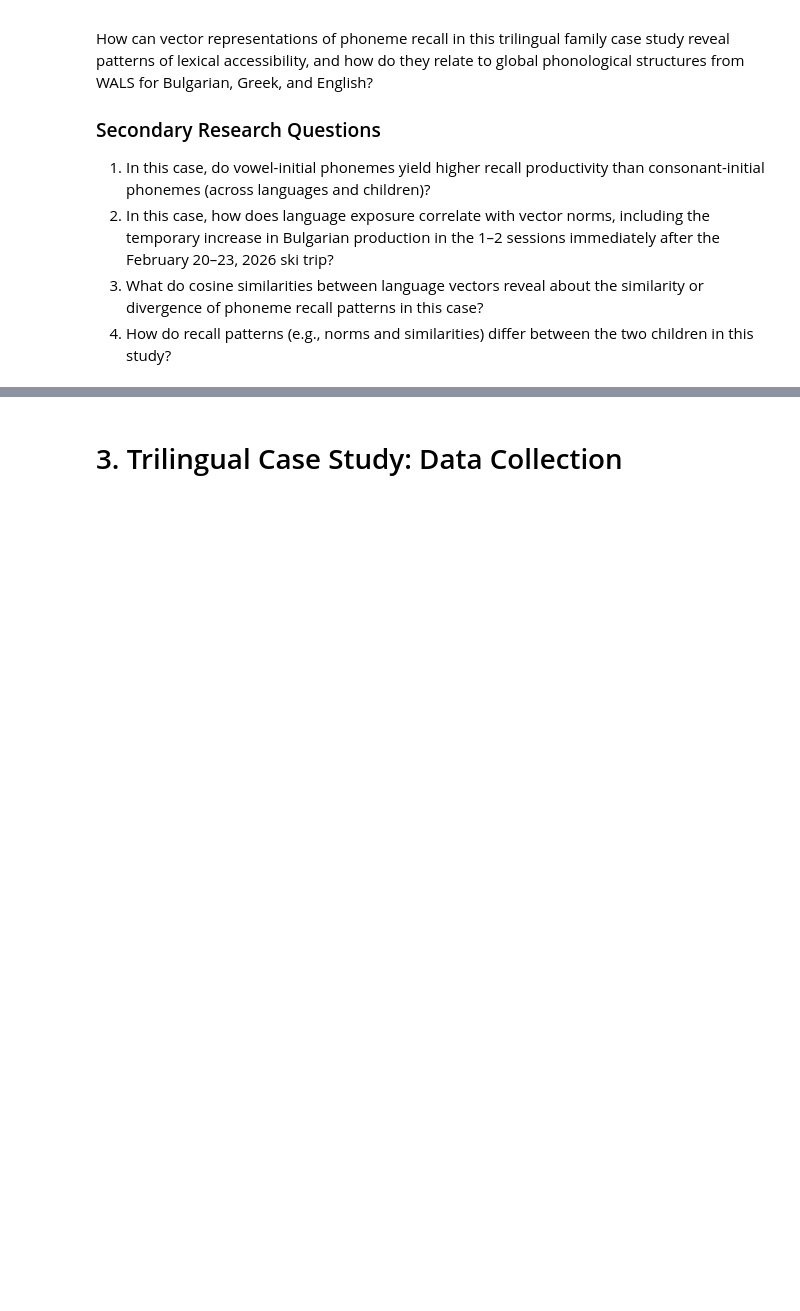
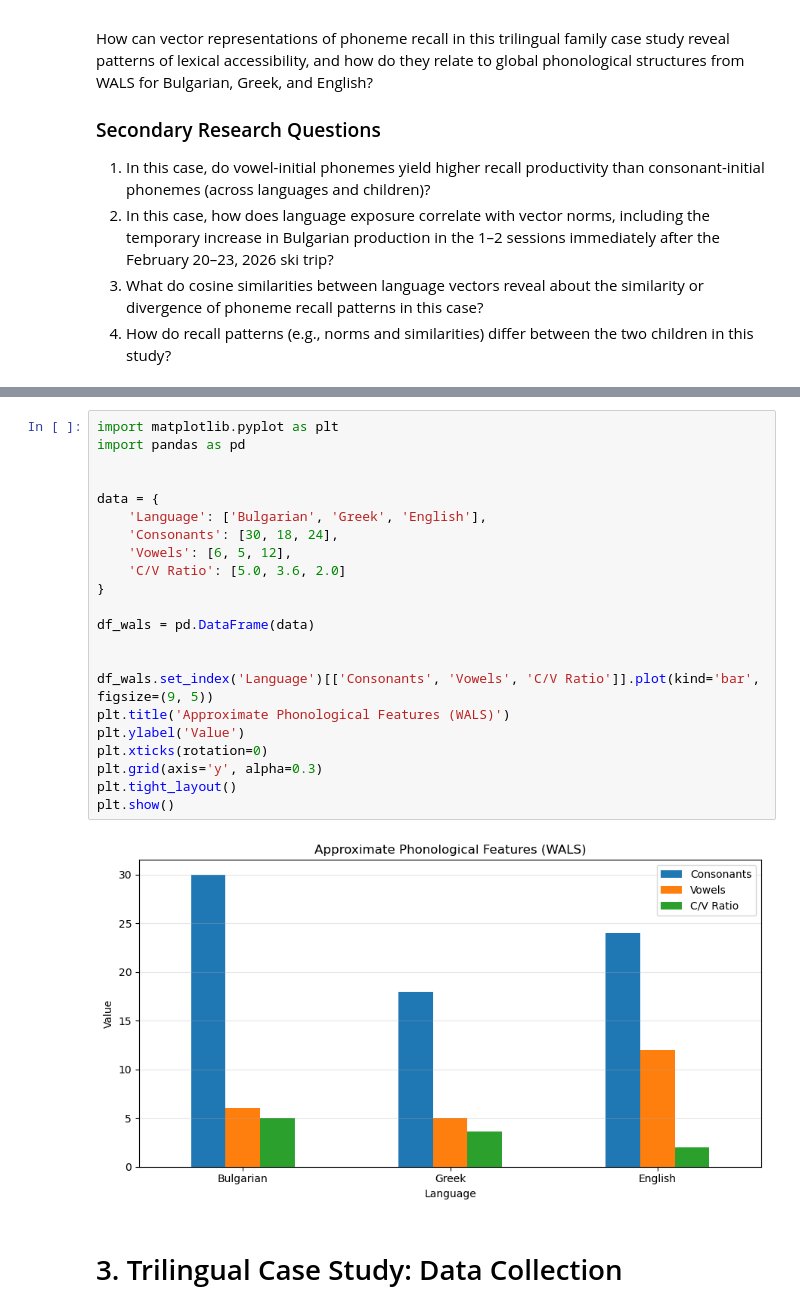
Before and after one commit to Slavena1/SoftUni-Math-for-Devs-Final-Project, a Jupyter notebook: SlavenaProject.ipynb, the cells around one changed output, grey strips where cells are left out. Cells and saved outputs as stored; diff of their text form; blank space fills up the shorter version.

```diff
--- a/SlavenaProject.ipynb
+++ b/SlavenaProject.ipynb
@@ -95,3 +95,27 @@ Visualizations of WALS feature distributions (histograms, scatter plots) highlig
+# %%
+import matplotlib.pyplot as plt
+import pandas as pd
+
+
+data = {
+    'Language': ['Bulgarian', 'Greek', 'English'],
+    'Consonants': [30, 18, 24],
+    'Vowels': [6, 5, 12],
+    'C/V Ratio': [5.0, 3.6, 2.0]
+}
+
+df_wals = pd.DataFrame(data)
+
+
+df_wals.set_index('Language')[['Consonants', 'Vowels', 'C/V Ratio']].plot(kind='bar', figsize=(9, 5))
+plt.title('Approximate Phonological Features (WALS)')
+plt.ylabel('Value')
+plt.xticks(rotation=0)
+plt.grid(axis='y', alpha=0.3)
+plt.tight_layout()
+plt.show()
+# %% [output]
+[figure, added]
 # %% [markdown]
 # 3. Trilingual Case Study: Data Collection
 # %% [markdown]
```
Also changed, not shown: parts of 4 cells of this notebook.
